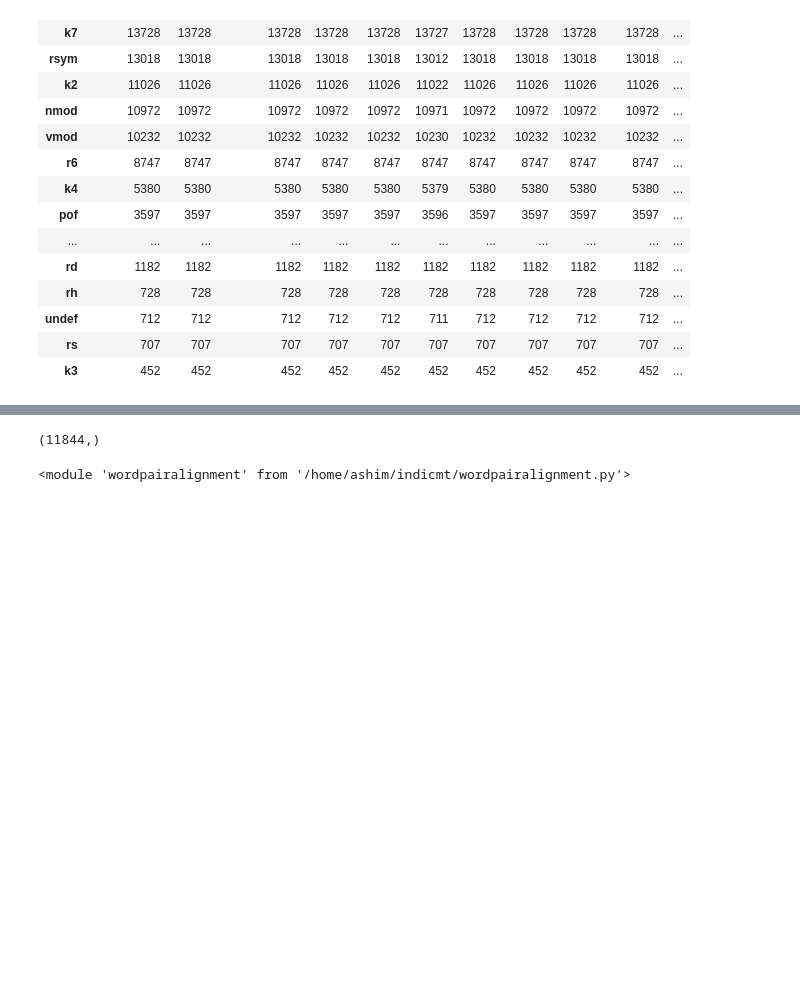
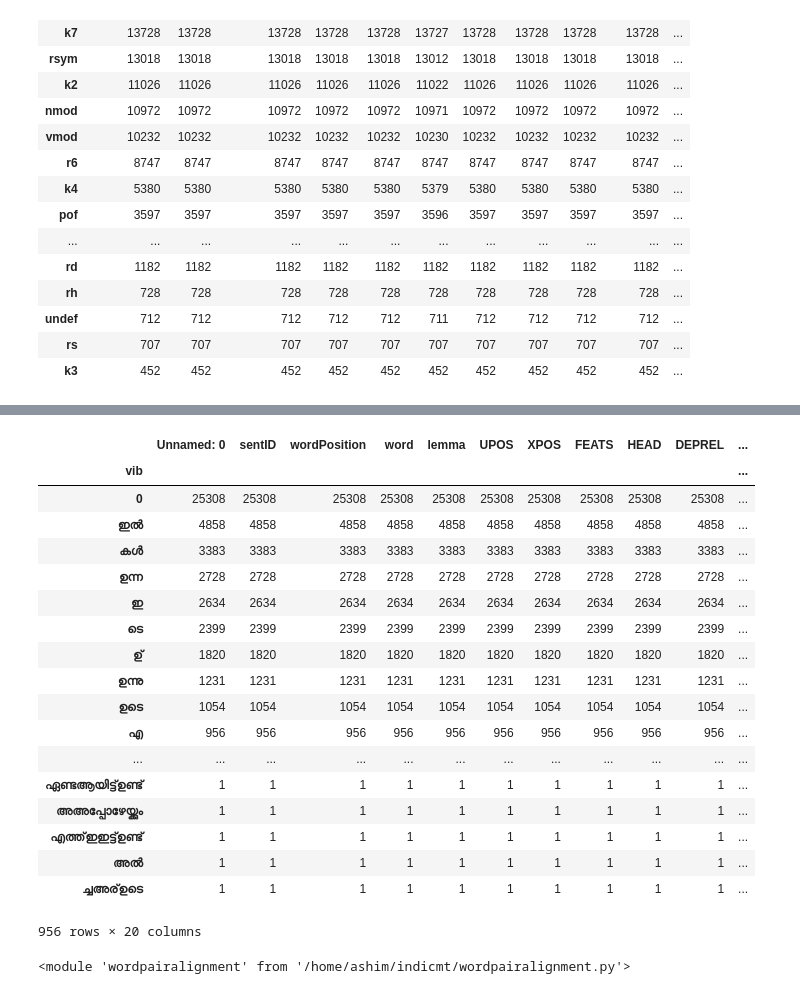
Before and after one commit to ashim95/IndicLM, a Jupyter notebook: generate_nonce_pairs.ipynb, the cells around one changed output, grey strips where cells are left out. Saved outputs shown, nothing was run; the diff lists cells and outputs as text; code cells hidden in the pictures; blank space fills up the shorter version.

```diff
--- a/generate_nonce_pairs.ipynb
+++ b/generate_nonce_pairs.ipynb
@@ -87,6 +87,11 @@ word_lemma_nan_sent_ids = df_new[(df_new['lemma'].str.lower() == 'nan') | (df_ne
 df_new = df_new[~(df_new['sentID'].isin(word_lemma_nan_sent_ids))]
 df_new['sentID'].unique().shape
 
+#remove deprel undef
+sent_ids_remove = df_new[df_new['DEPS']=='undef']['sentID'].unique()
+df_new = df_new[~df_new['sentID'].isin(sent_ids_remove)]
+
+df_new.groupby('DEPS').count().sort_values('sentID',ascending=False), df_new['sentID'].unique().shape
 # df_new[(df_new['word'] == '') | (df_new['lemma'] == '')]['sentID'].unique().shape == (0,)
 # df_new[df_new['word'].str.len() <= 1]['word'].unique()
 # %% [output]
@@ -127,11 +148,31 @@ See the caveats in the documentation: http://pandas.pydata.org/pandas-docs/stabl
 #     fp.write("\n\n")
 # %%
 df_new[df_new['word'].str.len() <= 1]['word'].unique()
-sentToremove = df[df['Unnamed: 0']==7489]['sentID'].unique()
+#added one more unecessary case of long word 118445 and 7489
+sentToremove = df_new[df_new['Unnamed: 0'].isin([7489,118445])]['sentID'].unique()
 df_new = df_new[~(df_new['sentID'].isin(sentToremove))]
-df_new['sentID'].unique().shape
+# df_new['sentID'].unique().shape
+df_new.groupby('vib').count().sort_values('sentID',ascending=False)
 # %% [output]
+|  | Unnamed: 0 | sentID | wordPosition | word | lemma | UPOS | XPOS | FEATS | HEAD | DEPREL | ... |
+| vib |  |  |  |  |  |  |  |  |  |  | ... |
+| 0 | 25308 | 25308 | 25308 | 25308 | 25308 | 25308 | 25308 | 25308 | 25308 | 25308 | ... |
+| ഇല്‍ | 4858 | 4858 | 4858 | 4858 | 4858 | 4858 | 4858 | 4858 | 4858 | 4858 | ... |
+| കള്‍ | 3383 | 3383 | 3383 | 3383 | 3383 | 3383 | 3383 | 3383 | 3383 | 3383 | ... |
+| ഉന്ന | 2728 | 2728 | 2728 | 2728 | 2728 | 2728 | 2728 | 2728 | 2728 | 2728 | ... |
+| ഇ | 2634 | 2634 | 2634 | 2634 | 2634 | 2634 | 2634 | 2634 | 2634 | 2634 | ... |
+| ടെ | 2399 | 2399 | 2399 | 2399 | 2399 | 2399 | 2399 | 2399 | 2399 | 2399 | ... |
+| ഉ് | 1820 | 1820 | 1820 | 1820 | 1820 | 1820 | 1820 | 1820 | 1820 | 1820 | ... |
+| ഉന്നു | 1231 | 1231 | 1231 | 1231 | 1231 | 1231 | 1231 | 1231 | 1231 | 1231 | ... |
+| ഉടെ | 1054 | 1054 | 1054 | 1054 | 1054 | 1054 | 1054 | 1054 | 1054 | 1054 | ... |
+| എ | 956 | 956 | 956 | 956 | 956 | 956 | 956 | 956 | 956 | 956 | ... |
+| ... | ... | ... | ... | ... | ... | ... | ... | ... | ... | ... | ... |
+| ഏണ്ടആയിട്ട്ഉണ്ട് | 1 | 1 | 1 | 1 | 1 | 1 | 1 | 1 | 1 | 1 | ... |
+| അഅപ്പോഴേയ്ക്കും | 1 | 1 | 1 | 1 | 1 | 1 | 1 | 1 | 1 | 1 | ... |
+| എത്ത്ഇഇട്ട്ഉണ്ട് | 1 | 1 | 1 | 1 | 1 | 1 | 1 | 1 | 1 | 1 | ... |
+| അല്‍ | 1 | 1 | 1 | 1 | 1 | 1 | 1 | 1 | 1 | 1 | ... |
+| ച്ചഅര്ഉടെ | 1 | 1 | 1 | 1 | 1 | 1 | 1 | 1 | 1 | 1 | ... |
-(11844,)
+956 rows × 20 columns
 # %%
 import importlib
 import wordpairalignment #import the module here, so that it can be reloaded.
```
Also changed, not shown: parts of 12 cells of this notebook.
